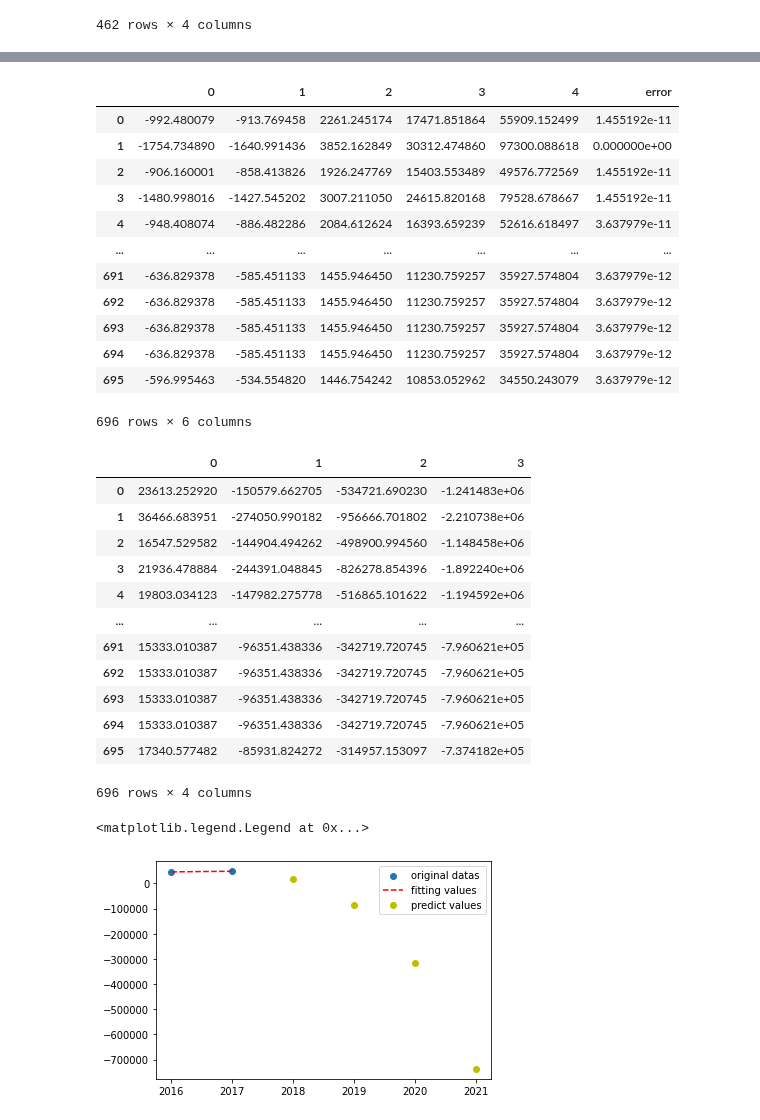
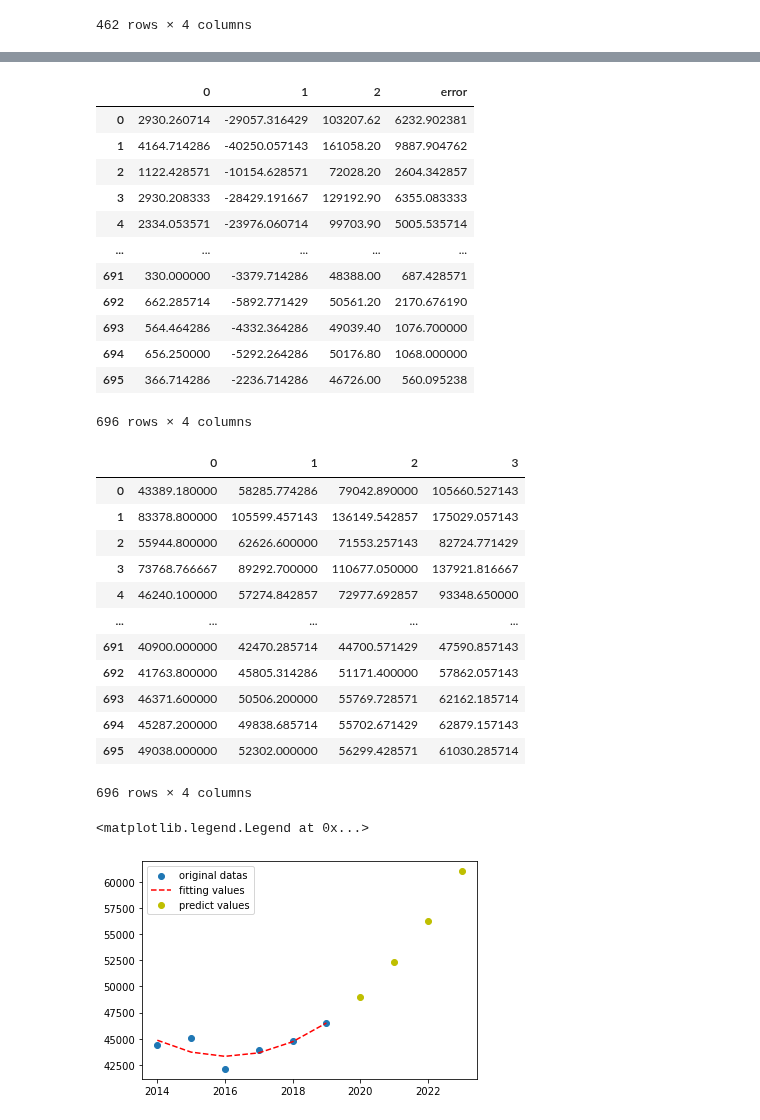
Before and after one commit to MAST30034-Applied-Data-Science/generic-real-estate-consulting-project-group50, a Jupyter notebook: draft works/predict_income.ipynb, the cells around one changed output, grey strips where cells are left out. Drawn from its saved outputs; the diff is of its cells as text; code cells hidden in the pictures.

```diff
--- a/draft works/predict_income.ipynb
+++ b/draft works/predict_income.ipynb
@@ -74,6 +74,12 @@ income_2018 = income_2018.iloc[655:1317]
 income_2019 = income_2019.iloc[653:1316]
 
 income_postcode = income_postcode.merge(income_2016, on='Postcode', how='left')
+income_postcode = income_postcode.merge(income_2017, on='Postcode', how='left')
+income_postcode = income_postcode.merge(income_2018, on='Postcode', how='left')
+income_postcode = income_postcode.merge(income_2019, on='Postcode', how='left')
+
+income_postcode = income_postcode.fillna(40000)
+income_postcode.columns = ['Postcode','2014','2015','2016','2017','2018','2019']
 
 income_postcode
 # %% [output]
@@ -93,7 +99,7 @@ income_postcode
 # %%
 area = income_postcode.shape[0]
 # %%
-k=4
+k=2
 coef=pd.DataFrame(np.zeros(area*(k+1)).reshape(area,k+1))
 error=[]
 for i in range(0,area):
@@ -107,21 +113,21 @@ for i in range(0,area):
 coef['error']=error
 coef
 # %% [output]
-|  | 0 | 1 | 2 | 3 | 4 | error |
-| 0 | -992.480079 | -913.769458 | 2261.245174 | 17471.851864 | 55909.152499 | 1.455192e-11 |
-| 1 | -1754.734890 | -1640.991436 | 3852.162849 | 30312.474860 | 97300.088618 | 0.000000e+00 |
-| 2 | -906.160001 | -858.413826 | 1926.247769 | 15403.553489 | 49576.772569 | 1.455192e-11 |
-| 3 | -1480.998016 | -1427.545202 | 3007.211050 | 24615.820168 | 79528.678667 | 1.455192e-11 |
-| 4 | -948.408074 | -886.482286 | 2084.612624 | 16393.659239 | 52616.618497 | 3.637979e-11 |
-| ... | ... | ... | ... | ... | ... | ... |
-| 691 | -636.829378 | -585.451133 | 1455.946450 | 11230.759257 | 35927.574804 | 3.637979e-12 |
-| 692 | -636.829378 | -585.451133 | 1455.946450 | 11230.759257 | 35927.574804 | 3.637979e-12 |
-| 693 | -636.829378 | -585.451133 | 1455.946450 | 11230.759257 | 35927.574804 | 3.637979e-12 |
-| 694 | -636.829378 | -585.451133 | 1455.946450 | 11230.759257 | 35927.574804 | 3.637979e-12 |
-| 695 | -596.995463 | -534.554820 | 1446.754242 | 10853.052962 | 34550.243079 | 3.637979e-12 |
+|  | 0 | 1 | 2 | error |
+| 0 | 2930.260714 | -29057.316429 | 103207.62 | 6232.902381 |
+| 1 | 4164.714286 | -40250.057143 | 161058.20 | 9887.904762 |
+| 2 | 1122.428571 | -10154.628571 | 72028.20 | 2604.342857 |
+| 3 | 2930.208333 | -28429.191667 | 129192.90 | 6355.083333 |
+| 4 | 2334.053571 | -23976.060714 | 99703.90 | 5005.535714 |
+| ... | ... | ... | ... | ... |
+| 691 | 330.000000 | -3379.714286 | 48388.00 | 687.428571 |
+| 692 | 662.285714 | -5892.771429 | 50561.20 | 2170.676190 |
+| 693 | 564.464286 | -4332.364286 | 49039.40 | 1076.700000 |
+| 694 | 656.250000 | -5292.264286 | 50176.80 | 1068.000000 |
+| 695 | 366.714286 | -2236.714286 | 46726.00 | 560.095238 |
-696 rows × 6 columns
+696 rows × 4 columns
 # %%
-#进行预测
+# prediction
 pred_x=(len(income_postcode.columns),len(income_postcode.columns)+1,len(income_postcode.columns)+2,len(income_postcode.columns)+3)
 pred=[]
 for i in range(0,area):
@@ -135,30 +141,30 @@ pred=pd.DataFrame(pred)
 pred
 # %% [output]
 |  | 0 | 1 | 2 | 3 |
-| 0 | 23613.252920 | -150579.662705 | -534721.690230 | -1.241483e+06 |
-| 1 | 36466.683951 | -274050.990182 | -956666.701802 | -2.210738e+06 |
-| 2 | 16547.529582 | -144904.494262 | -498900.994560 | -1.148458e+06 |
-| 3 | 21936.478884 | -244391.048845 | -826278.854396 | -1.892240e+06 |
-| 4 | 19803.034123 | -147982.275778 | -516865.101622 | -1.194592e+06 |
+| 0 | 43389.180000 | 58285.774286 | 79042.890000 | 105660.527143 |
+| 1 | 83378.800000 | 105599.457143 | 136149.542857 | 175029.057143 |
+| 2 | 55944.800000 | 62626.600000 | 71553.257143 | 82724.771429 |
+| 3 | 73768.766667 | 89292.700000 | 110677.050000 | 137921.816667 |
+| 4 | 46240.100000 | 57274.842857 | 72977.692857 | 93348.650000 |
 | ... | ... | ... | ... | ... |
-| 691 | 15333.010387 | -96351.438336 | -342719.720745 | -7.960621e+05 |
-| 692 | 15333.010387 | -96351.438336 | -342719.720745 | -7.960621e+05 |
-| 693 | 15333.010387 | -96351.438336 | -342719.720745 | -7.960621e+05 |
-| 694 | 15333.010387 | -96351.438336 | -342719.720745 | -7.960621e+05 |
-| 695 | 17340.577482 | -85931.824272 | -314957.153097 | -7.374182e+05 |
+| 691 | 40900.000000 | 42470.285714 | 44700.571429 | 47590.857143 |
+| 692 | 41763.800000 | 45805.314286 | 51171.400000 | 57862.057143 |
+| 693 | 46371.600000 | 50506.200000 | 55769.728571 | 62162.185714 |
+| 694 | 45287.200000 | 49838.685714 | 55702.671429 | 62879.157143 |
+| 695 | 49038.000000 | 52302.000000 | 56299.428571 | 61030.285714 |
 696 rows × 4 columns
 # %%
 #画某个地区的拟合图
 x=np.arange(1,len(income_postcode.columns))
 y=income_postcode.iloc[i,1:]
 model=np.polyfit(x,y,k)
 fit=np.poly1d(model)
 fit_value=fit(x)
 pred=fit(pred_x)
-plt.scatter(range(2016,2018),y,marker='o',label='original datas')#对原始数据画散点图
-plt.plot(range(2016,2018),fit_value,ls='--',c='red',label='fitting values')#对拟合之后的数据画图
-plt.plot(range(2018,2022),pred,'o',c='y',label='predict values')#对预测数据画图
+plt.scatter(range(2014,2020),y,marker='o',label='original datas')#对原始数据画散点图
+plt.plot(range(2014,2020),fit_value,ls='--',c='red',label='fitting values')#对拟合之后的数据画图
+plt.plot(range(2020,2024),pred,'o',c='y',label='predict values')#对预测数据画图
 plt.legend()
 # %% [output]
 <matplotlib.legend.Legend at 0x...>
-[figure, old version]
+[figure, new version]
```
Also changed, not shown: parts of 2 cells of this notebook.
